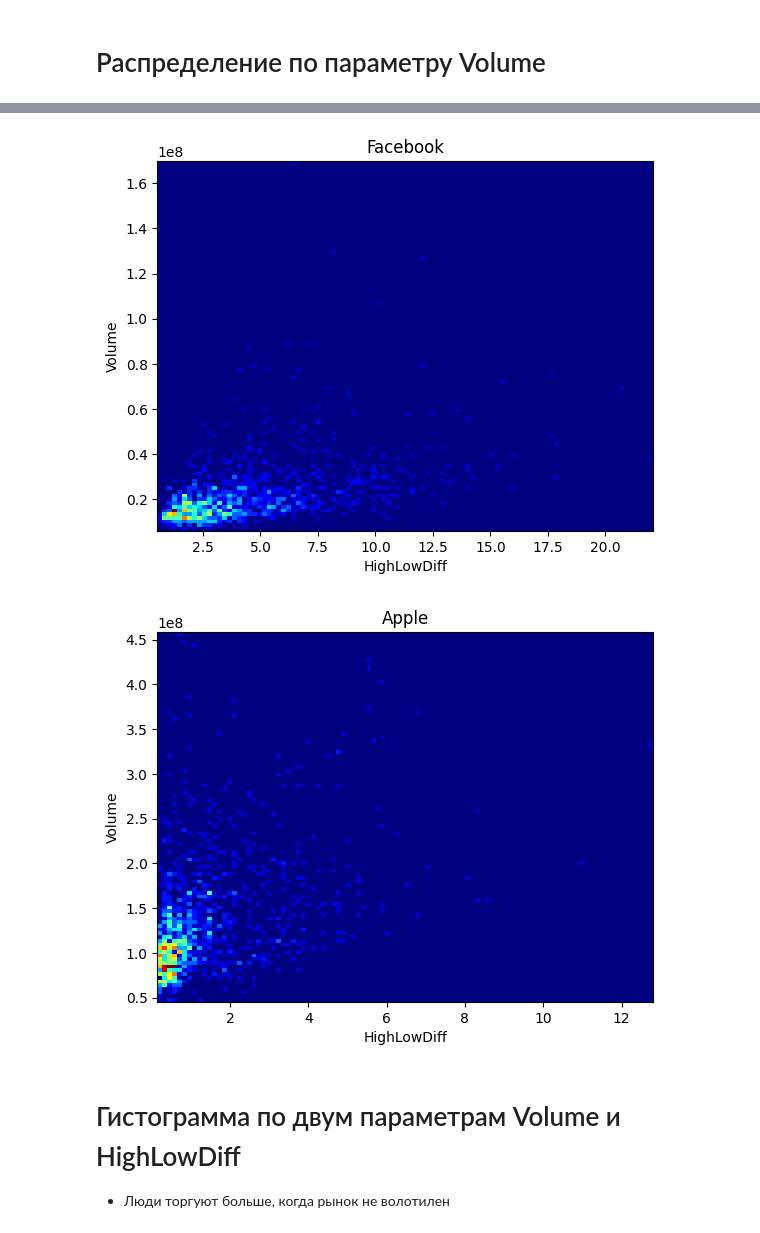
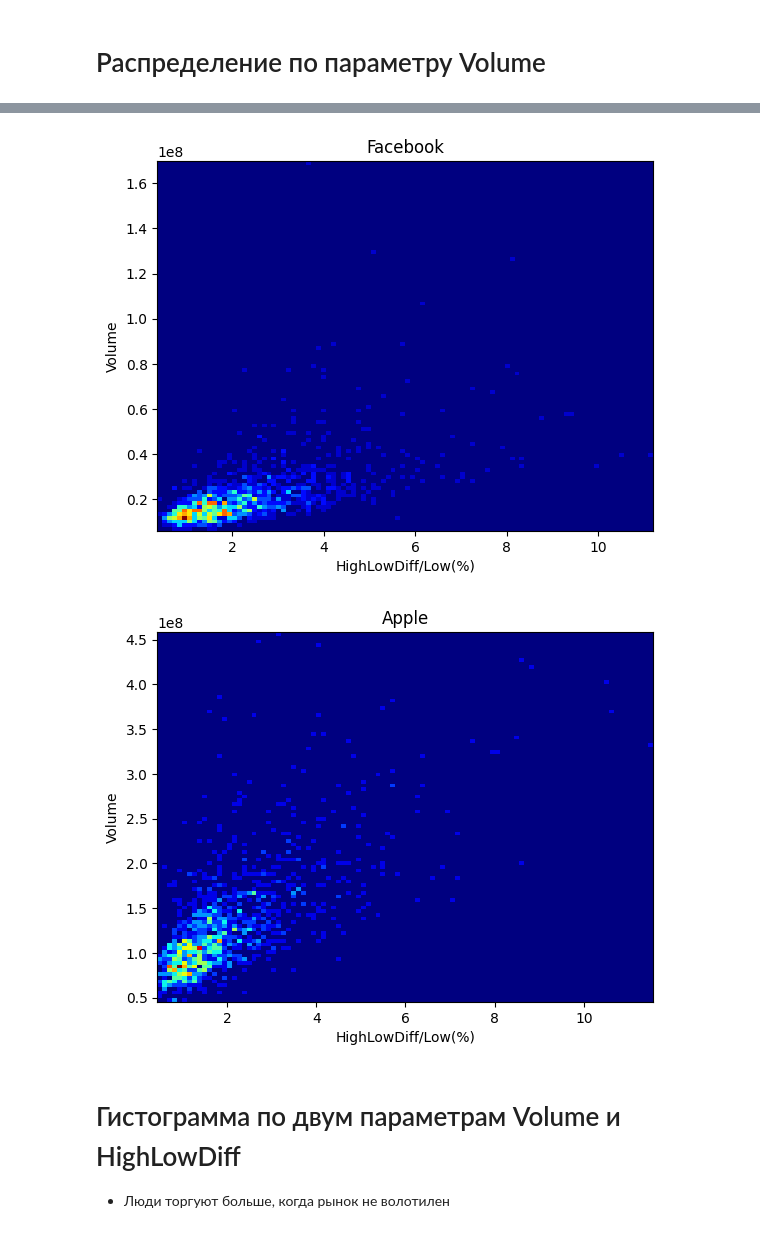
Before and after one commit to RuslanZaripov/ITMO, a Jupyter notebook: data-analysis/lab-1/tasks/first-task.ipynb, the cells around one changed output, grey strips where cells are left out. Cells and saved outputs as stored; diff of their text form; code cells hidden in the pictures.

```diff
--- a/data-analysis/lab-1/tasks/first-task.ipynb
+++ b/data-analysis/lab-1/tasks/first-task.ipynb
@@ -52,8 +52,7 @@ for company in companies:
     stockprice.Date = pd.to_datetime(stockprice.Date)
 
     # Добавление новых параметров таблицы
-    stockprice['OpenCloseDiff'] = stockprice.Open - stockprice.Close  # разница между ценой открытия и закрытия
-    stockprice['HighLowDiff'] = stockprice.High - stockprice.Low # разница между максимальной и минимальной ценой
+    stockprice['New'] = ((stockprice.High - stockprice.Low) / stockprice.Low) * 100  # разница между максимальной и минимальной ценой
 
     plt.plot(stockprice.Date, stockprice.Open) # график по цене открытия
 
@@ -67,14 +66,12 @@ plt.show()
 # График цен акций разных компаний с датами
 - Возможно эффективно сравнивать цену в разные периоды времени
 # %%
-configure_plot()
-
 for company in companies:
     stockprice = company_stockprice_data[company]
-    plt.plot(stockprice.Date, stockprice.HighLowDiff) # график по разнице высокой и низкой цены
-
-plt.legend(companies)
-plt.ylabel('HighLowDiff')
-plt.xlabel('Date')
-plt.show()
+    configure_plot()
+    plt.plot(stockprice.Date, stockprice.New) # график относительного изменения за день
+    plt.title(company)
+    plt.ylabel('HighLowDiff/Low(%)')
+    plt.xlabel('Date')
+    plt.show()
 # %% [output]
@@ -82,10 +82,0 @@ plt.show()
-# %%
-configure_plot()
-for company in sorted(companies, key=lambda x: company_stockprice_data[x].OpenCloseDiff.min()):
-    stockprice = company_stockprice_data[company]
-    plt.plot(stockprice.Date, stockprice.OpenCloseDiff) # разница между ценой открытия и закрытия
-
-plt.ylabel('OpenCloseDiff')
-plt.xlabel('Date')
-plt.legend(companies)
-plt.show()
@@ -133,9 +122,9 @@ for company in companies:
 # Распределение по параметру Volume
 # %%
 for company in companies:
-    plt.hist2d(company_stockprice_data[company]['HighLowDiff'], company_stockprice_data[company]['Volume'], bins=(100,100), cmap=plt.cm.jet)
+    plt.hist2d(company_stockprice_data[company]['New'], company_stockprice_data[company]['Volume'], bins=(100,100), cmap=plt.cm.jet)
     plt.title(company)
-    plt.xlabel('HighLowDiff')
+    plt.xlabel('HighLowDiff/Low(%)')
     plt.ylabel('Volume')
     plt.show()
 # %% [output]
@@ -145,5 +134,5 @@ for company in companies:
-[figure, old version]
+[figure, new version]
-[figure, old version]
+[figure, new version]
 # %% [markdown]
 # Гистограмма по двум параметрам Volume и HighLowDiff
 - Люди торгуют больше, когда рынок не волотилен
```
Also changed, not shown: parts of 3 cells of this notebook.
